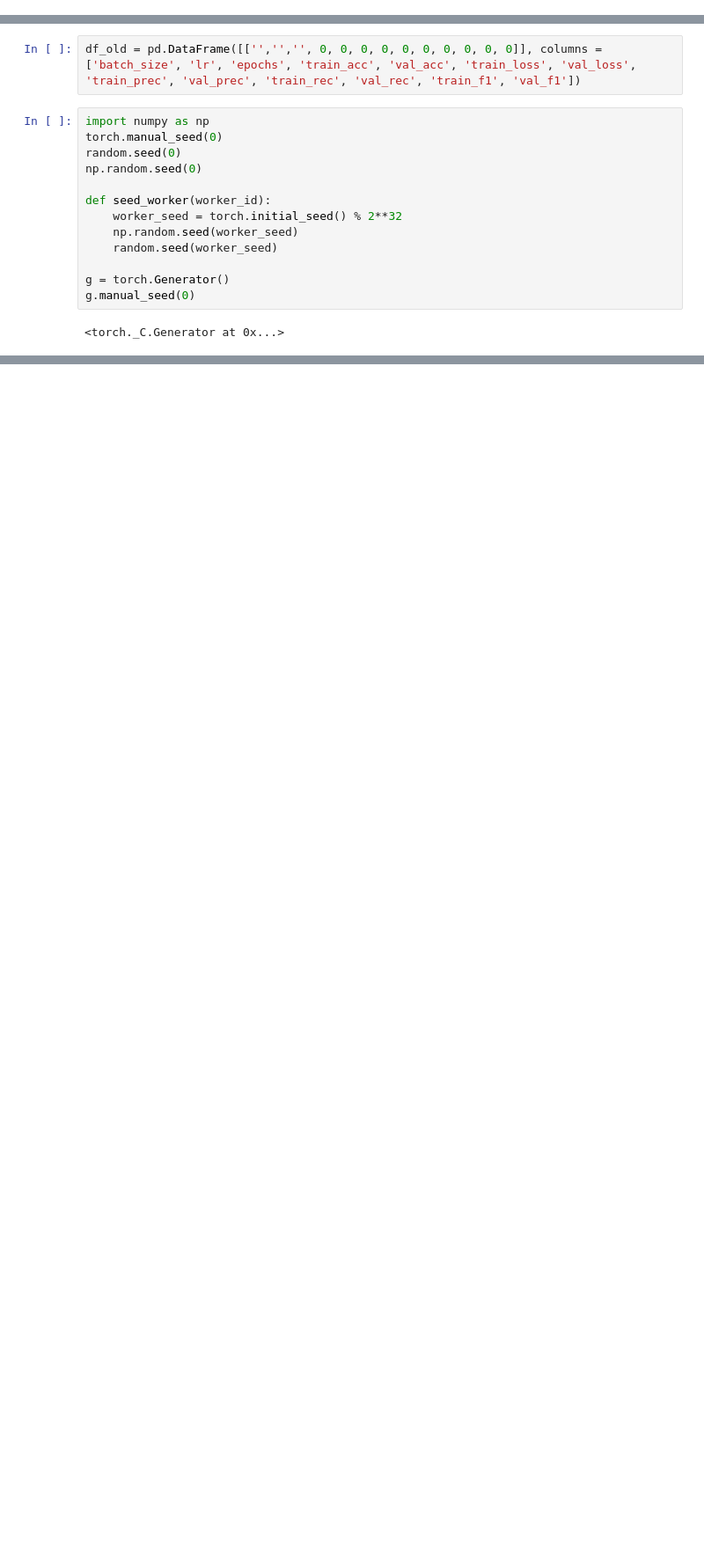
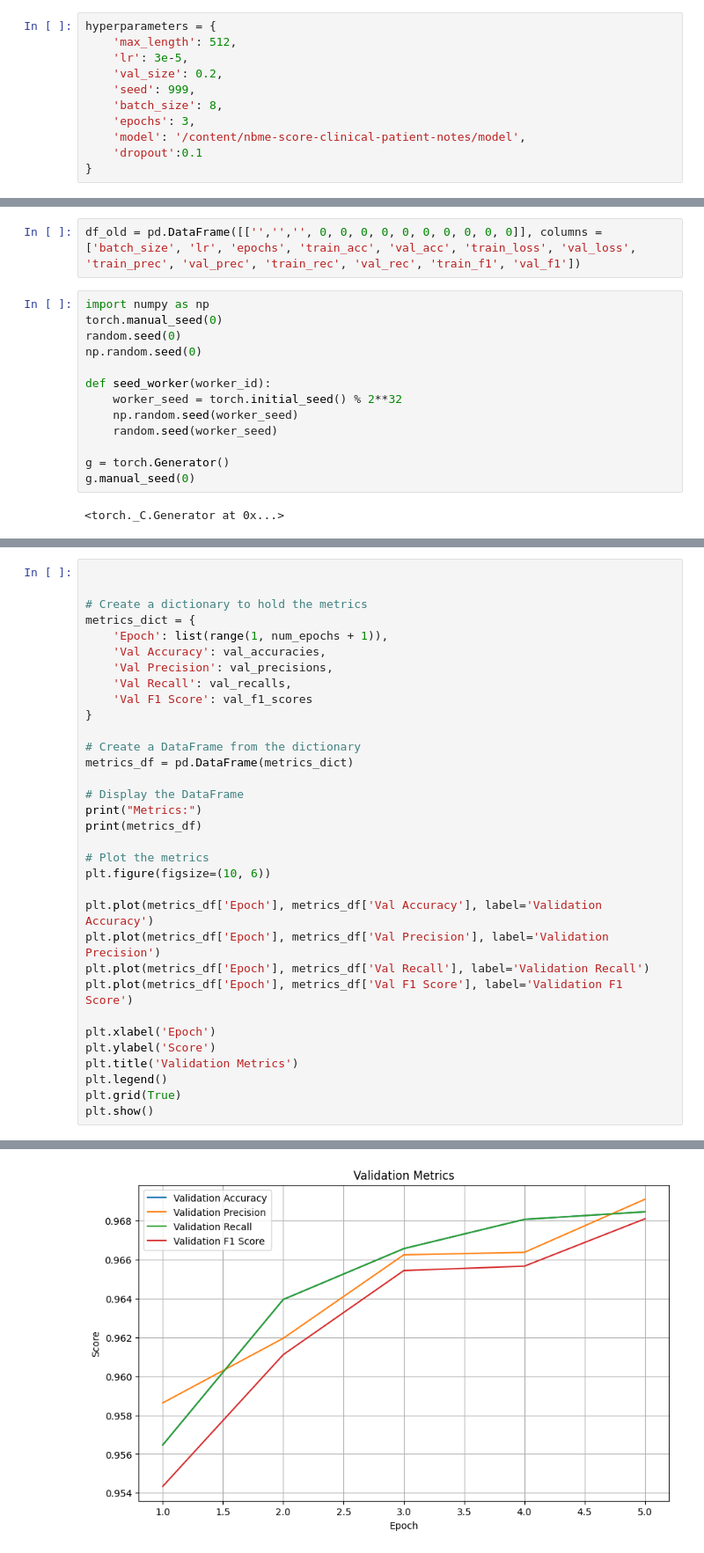
Before and after one commit to adikal25/NBME, a Jupyter notebook: Score_Clinical_Patient_Notes.ipynb, the cells around one changed output, grey strips where cells are left out. Shown at 88% size. Drawn from its saved outputs; the diff is of its cells as text; blank space fills up the shorter version.

```diff
--- a/Score_Clinical_Patient_Notes.ipynb
+++ b/Score_Clinical_Patient_Notes.ipynb
@@ -203,3 +204,14 @@ hyperparameters = {
+# %%
+hyperparameters = {
+    'max_length': 512,
+    'lr': 3e-5,
+    'val_size': 0.2,
+    'seed': 999,
+    'batch_size': 8,
+    'epochs': 3,
+    'model': '/content/nbme-score-clinical-patient-notes/model',
+    'dropout':0.1
+}
 # %%
 EMPTY =  -1
 CLASSES = [EMPTY,]+features.feature_num.unique().tolist()
@@ -761,0 +620,34 @@ with open('/content/submission.txt', 'w') as file:
+# %%
+
+
+# Create a dictionary to hold the metrics
+metrics_dict = {
+    'Epoch': list(range(1, num_epochs + 1)),
+    'Val Accuracy': val_accuracies,
+    'Val Precision': val_precisions,
+    'Val Recall': val_recalls,
+    'Val F1 Score': val_f1_scores
+}
+
+# Create a DataFrame from the dictionary
+metrics_df = pd.DataFrame(metrics_dict)
+
+# Display the DataFrame
+print("Metrics:")
+print(metrics_df)
+
+# Plot the metrics
+plt.figure(figsize=(10, 6))
+
+plt.plot(metrics_df['Epoch'], metrics_df['Val Accuracy'], label='Validation Accuracy')
+plt.plot(metrics_df['Epoch'], metrics_df['Val Precision'], label='Validation Precision')
+plt.plot(metrics_df['Epoch'], metrics_df['Val Recall'], label='Validation Recall')
+plt.plot(metrics_df['Epoch'], metrics_df['Val F1 Score'], label='Validation F1 Score')
+
+plt.xlabel('Epoch')
+plt.ylabel('Score')
+plt.title('Validation Metrics')
+plt.legend()
+plt.grid(True)
+plt.show()
+# %% [output]
@@ -761,0 +661 @@ with open('/content/submission.txt', 'w') as file:
+[figure, added]
```
Also changed, not shown: parts of 15 cells of this notebook.
